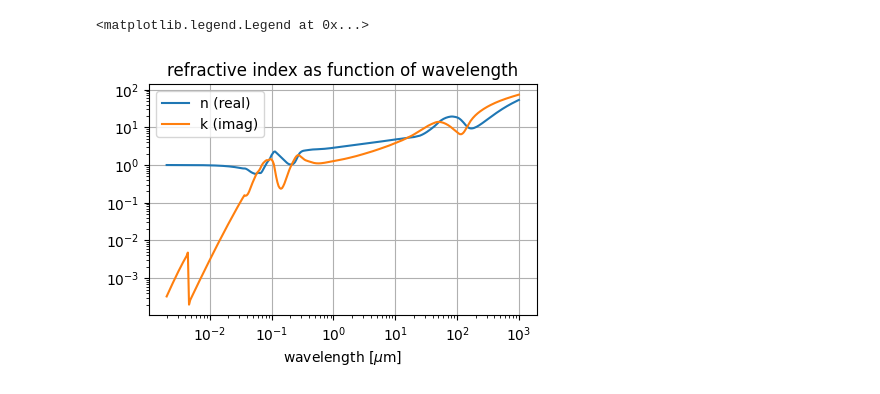
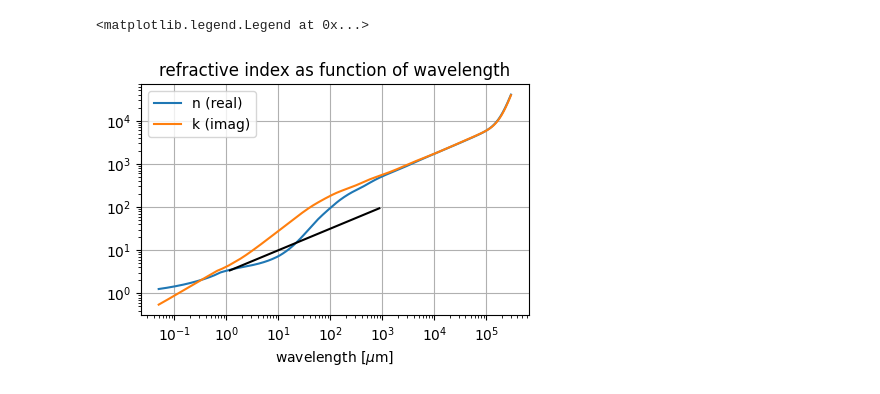
Before and after one commit to graves-andrew-02/DustOp, a Jupyter notebook: Opacity_Solver.ipynb, the cells around one changed output. Cells and saved outputs as stored; diff of their text form; code cells hidden in the pictures.

```diff
--- a/Opacity_Solver.ipynb
+++ b/Opacity_Solver.ipynb
@@ -13,11 +12,14 @@ def get_ref_data(material):
   if material == 'gra':
     wv_raw, n_raw, k_raw = np.loadtxt('ref index data/c-gra-Draine2003.download', skiprows=27, unpack=True)
   elif material == 'sic':
-    wv_raw, n_raw, k_raw = np.loadtxt('ref index data/sic-Draine1993.download', skiprows=11, unpack=True)
+    wv_raw, n_raw, k_raw = np.loadtxt('ref index data/sic-Draine1993.download', skiprows=12, unpack=True)
   elif material == 'fe':
-    wv_raw, n_raw, k_raw =  np.loadtxt('ref index data/fe-c-Henning1996.download', skiprows= 11, unpack = True)
+    wv_raw, n_raw, k_raw =  np.loadtxt('ref index data/fe-c-Henning1996.download', skiprows= 12, unpack = True)
+  elif material == 'h2o':
+    wv_raw, n_raw, k_raw =  np.loadtxt('ref index data/h2o-a-Hudgins1993.lnk', skiprows= 27, unpack = True)
   else:
     print('not applicable material')
+
     pass
   return wv_raw, n_raw, k_raw
 # %%
@@ -26,12 +28,12 @@ def get_ref_data(material):
 wv_raw, n_raw, k_raw = np.loadtxt('ref index data/c-gra-Draine2003.download', skiprows=27, unpack=True)
 #wv_raw, n_raw, k_raw = np.loadtxt('sic-Draine1993.download', skiprows=28, unpack=True)
 
-n_raw = np.ones_like(n_raw)
-k_raw = 0.1* np.ones_like(n_raw)
+#n_raw = 1*np.ones_like(n_raw)
+#k_raw = 0.001 * (wv_raw*np.ones_like(n_raw))**-2
 
 #optool data to compare to
 #wavelength, ka, ks, g = np.loadtxt('dustkappa-gra-1um.dat', skiprows=24, unpack=True)
 
-wv_raw, n_raw, k_raw = get_ref_data('gra')
-wv, m = mie.interp_m(wv_raw, n_raw, k_raw, wv_range = [2e-3, 1000], num_points = 300)
-#m = (1.0 + 0.1j) * np.ones_like(m)
+wv_raw, n_raw, k_raw = get_ref_data('fe')
+wv, m = mie.interp_m(wv_raw, n_raw, k_raw, wv_range = [5e-2, 300000], num_points = 1000)
+#m = (1.0 + 0.1*wv*1j) * np.ones_like(m)
@@ -38,17 +43,25 @@ wv, m = mie.interp_m(wv_raw, n_raw, k_raw, wv_range = [2e-3, 1000], num_points =
 # %%
 # @title Plot refractive index from file
 fig, ax = plt.subplots(1, figsize = [5,3])
 
 ax.plot(wv, m.real, label = 'n (real)')
 ax.plot(wv, abs(m.imag), label = 'k (imag)')
 ax.set_xscale('log')
 ax.set_yscale('log')
 ax.grid()
 ax.set_title('refractive index as function of wavelength')
 ax.set_xlabel(r'wavelength [$\mu$m]')
+
+x_line = np.logspace(np.log10(min(wv)),np.log10(max(wv)),100)
+y_line = 10*(x_line / 10)**0.5
+
+mask = np.where((x_line >1) & (x_line < 1000))
+
+ax.plot(x_line[mask], y_line[mask], color = 'black', label = "")
+
 ax.legend(loc = 'best')
 # %% [output]
 <matplotlib.legend.Legend at 0x...>
-[figure, old version]
+[figure, new version]
 # %%
 x_plot = wv
```
Also changed, not shown: parts of 12 cells of this notebook, 3 other files.
